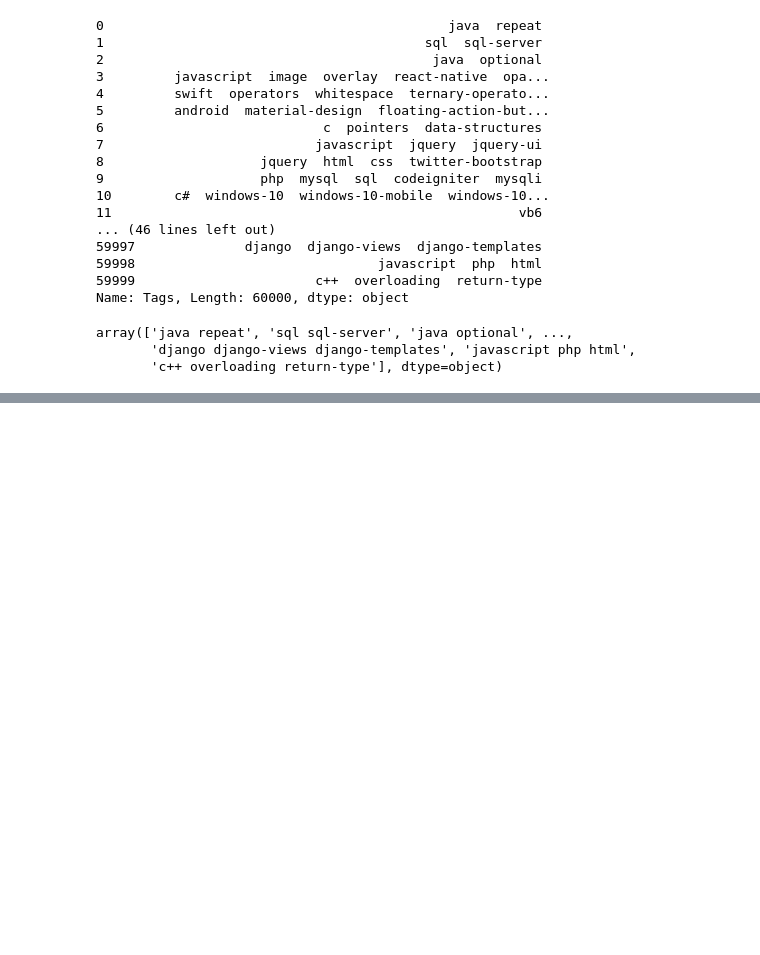
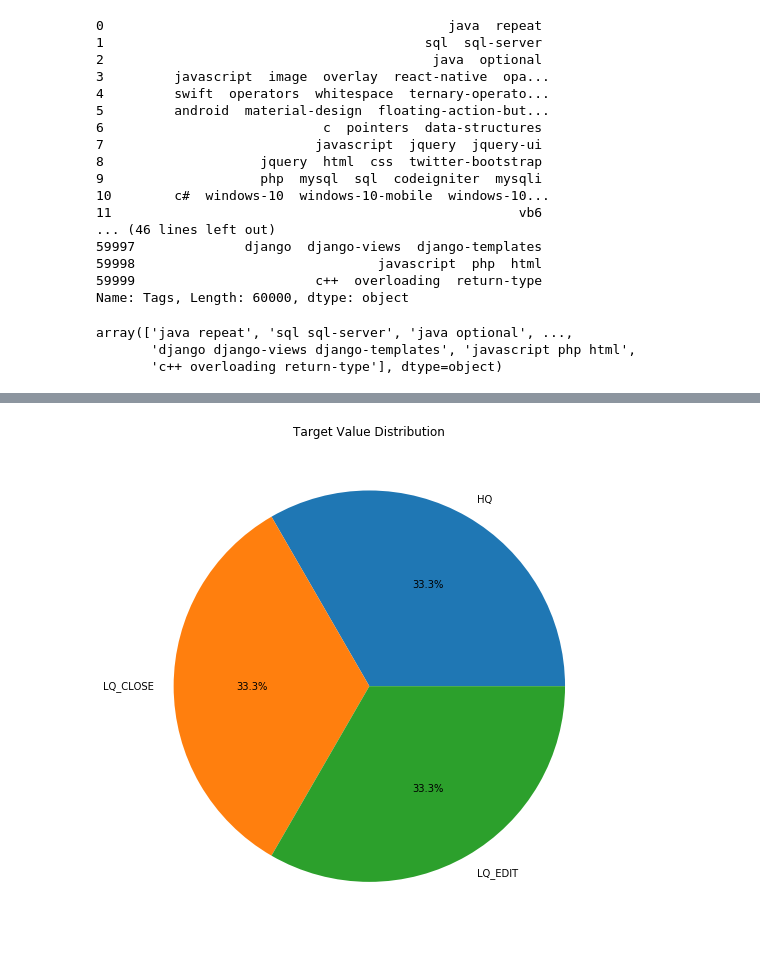
Before and after one commit to VladislavBakshanskij/classifystackoverflowQA, a Jupyter notebook: stackoverflow.ipynb, the cells around one changed output, grey strips where cells are left out. Cells and saved outputs as stored; diff of their text form; code cells hidden in the pictures; blank space fills up the shorter version.

```diff
--- a/stackoverflow.ipynb
+++ b/stackoverflow.ipynb
@@ -224 +200,10 @@ pd.DataFrame(np.asarray(" ".join(techs).split(' '))).describe().T
+# %%
+labels = ['HQ', 'LQ_CLOSE', 'LQ_EDIT']
+values = [len(df[df['Y'] == 2]), len(df[df['Y'] == 0]), len(df[df['Y'] == 1])]
+plt.figure(figsize=(16, 9))
+plt.pie(x=values, labels=labels, autopct="%1.1f%%")
+plt.title("Target Value Distribution")
+plt.show()
+# %% [output]
+[figure, added]
 # %%
```
Also changed, not shown: parts of 41 cells of this notebook, 2 other files.
